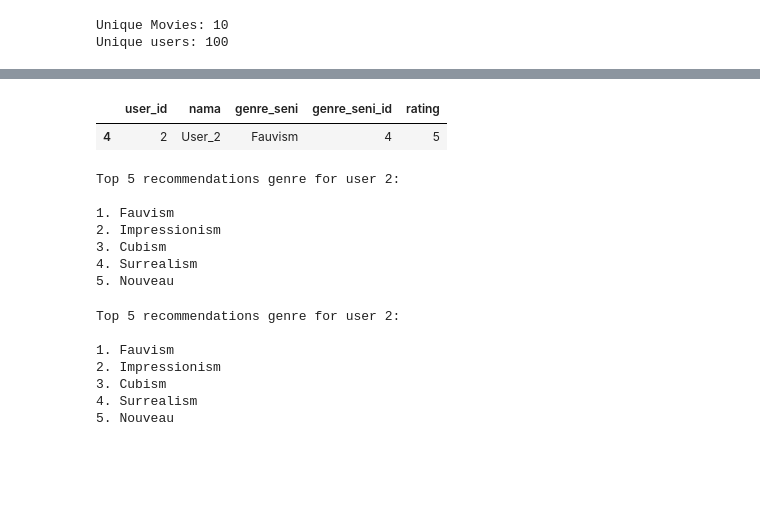
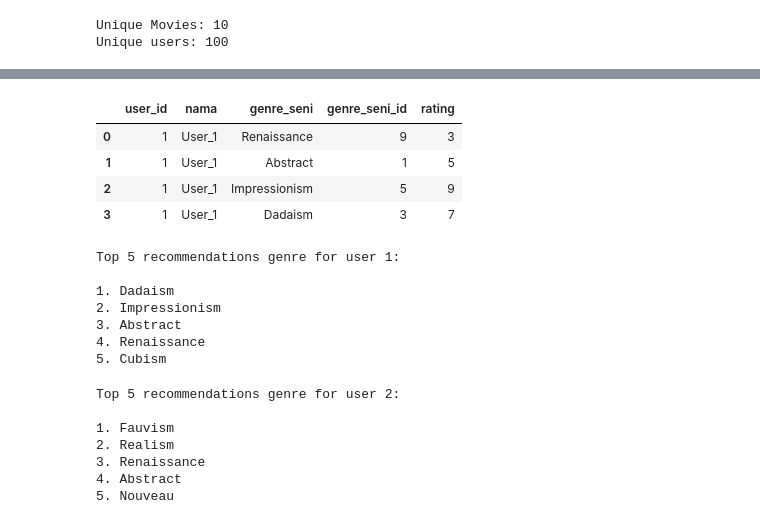
Before and after one commit to ArtScape-Capstone-C241-PS054/Machine-Learning, a Jupyter notebook: Recomendation System/Code/CBF.ipynb, the cells around one changed output, grey strips where cells are left out. Saved outputs shown, nothing was run; the diff lists cells and outputs as text; code cells hidden in the pictures; blank space fills up the shorter version.

```diff
--- a/Recomendation System/Code/CBF.ipynb
+++ b/Recomendation System/Code/CBF.ipynb
@@ -368,18 +368,21 @@ def predict_rating(user, genre):
     })
     print(f"Predicted rating for {genre}: {predicted_rating.numpy()[0][0]}")
 # %%
-rating_df[rating_df['user_id'] == '2']
+rating_df[rating_df['user_id'] == '1']
 # %% [output]
 |  | user_id | nama | genre_seni | genre_seni_id | rating |
-| 4 | 2 | User_2 | Fauvism | 4 | 5 |
+| 0 | 1 | User_1 | Renaissance | 9 | 3 |
+| 1 | 1 | User_1 | Abstract | 1 | 5 |
+| 2 | 1 | User_1 | Impressionism | 5 | 9 |
+| 3 | 1 | User_1 | Dadaism | 3 | 7 |
 # %%
-predict_genres(2, 5)
+predict_genres(1, 5)
 # %% [output]
-Top 5 recommendations genre for user 2:
+Top 5 recommendations genre for user 1:
 
-1. Fauvism
+1. Dadaism
 2. Impressionism
-3. Cubism
-4. Surrealism
-5. Nouveau
+3. Abstract
+4. Renaissance
+5. Cubism
 # %%
@@ -387,6 +390,6 @@ model.save_weights('tfrs.h5')
 # %%
 # Load the model weights
-model.load_weights('tfrs.h5')
+model.load_weights('CBF_TFRS.h5')
 
 # Define genres dataset and unique_genre_titles if not already defined
 # Example placeholder (you need to replace this with actual data)
@@ -425,9 +428,9 @@ predict_genres('2', top_n=5)
 Top 5 recommendations genre for user 2:
 
 1. Fauvism
-2. Impressionism
-3. Cubism
-4. Surrealism
+2. Realism
+3. Renaissance
+4. Abstract
 5. Nouveau
 # %%
 # import numpy as np
```
Also changed, not shown: parts of 3 cells of this notebook, 6 other files.
